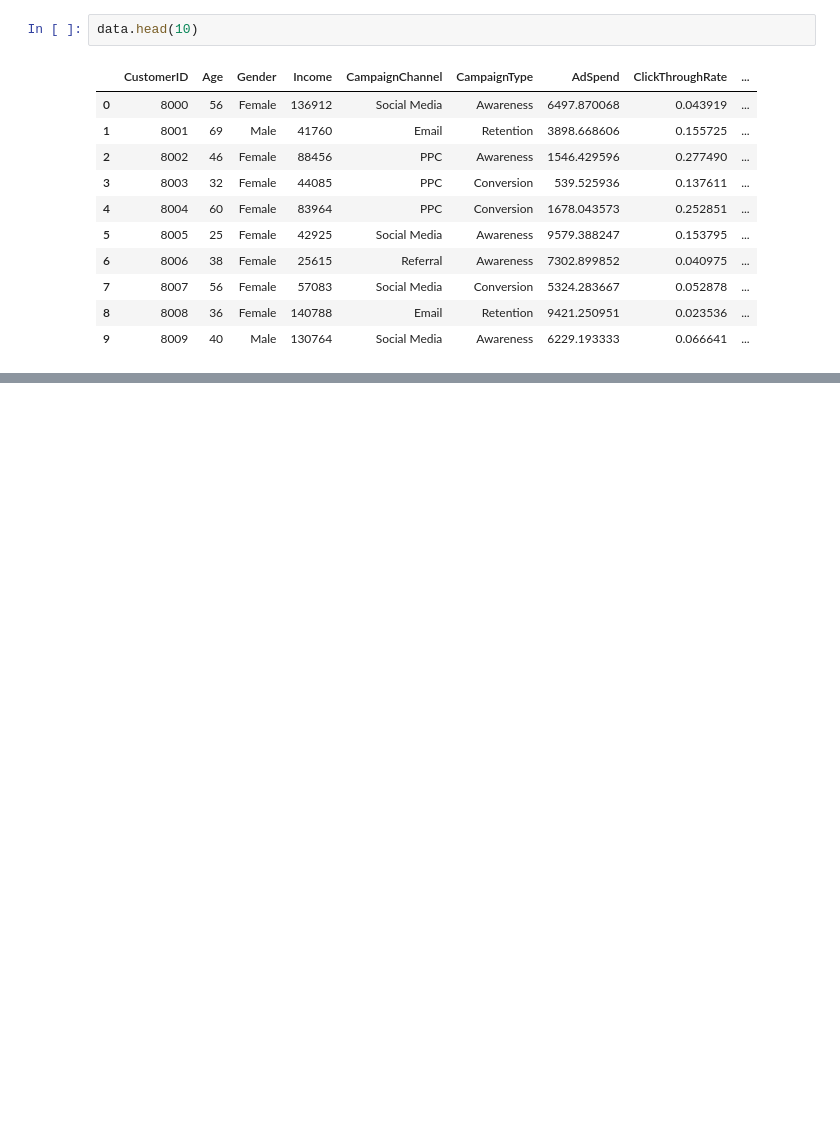
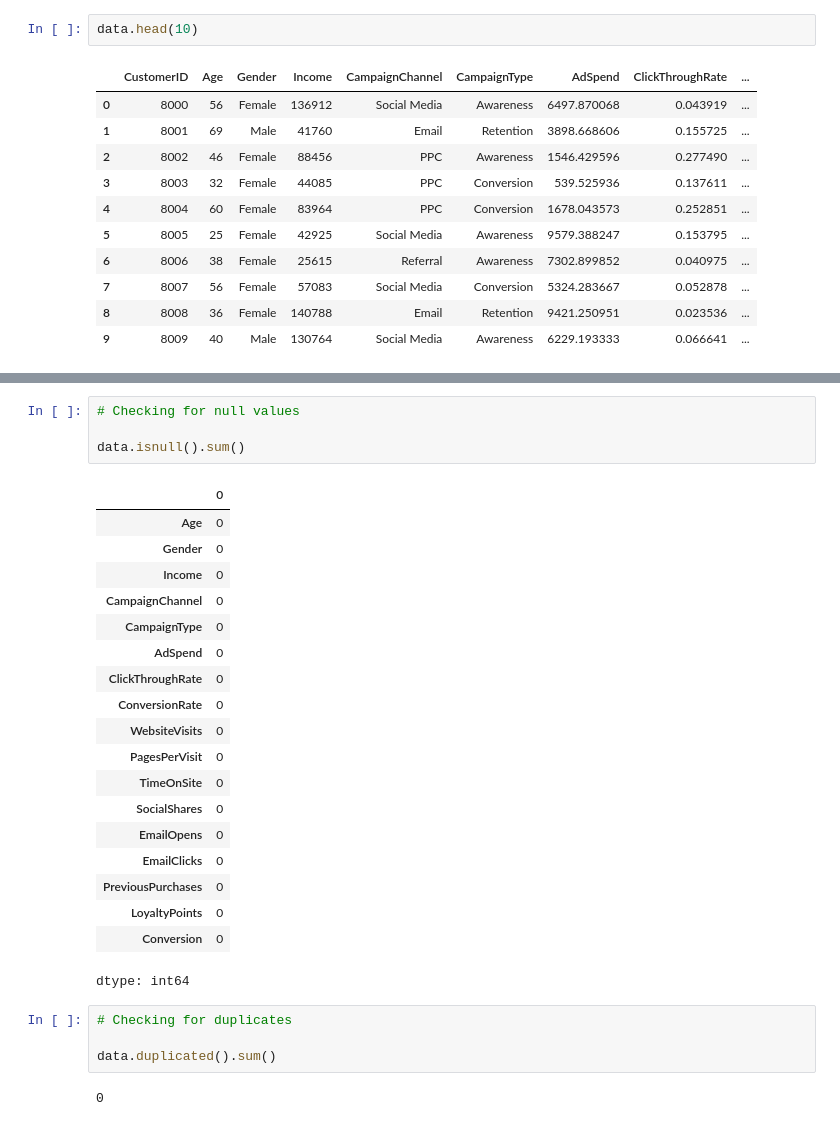
Before and after one commit to prw09/Analytics-Project, a Jupyter notebook: Customer_Behavior_Insights_through_EDA_in_Digital_Marketing.ipynb, the cells around one changed output, grey strips where cells are left out. Cells and saved outputs as stored; diff of their text form; blank space fills up the shorter version.

```diff
--- a/Customer_Behavior_Insights_through_EDA_in_Digital_Marketing.ipynb
+++ b/Customer_Behavior_Insights_through_EDA_in_Digital_Marketing.ipynb
@@ -23,0 +73,30 @@ data.head(10)
+# %%
+# Checking for null values
+
+data.isnull().sum()
+# %% [output]
+|  | 0 |
+| Age | 0 |
+| Gender | 0 |
+| Income | 0 |
+| CampaignChannel | 0 |
+| CampaignType | 0 |
+| AdSpend | 0 |
+| ClickThroughRate | 0 |
+| ConversionRate | 0 |
+| WebsiteVisits | 0 |
+| PagesPerVisit | 0 |
+| TimeOnSite | 0 |
+| SocialShares | 0 |
+| EmailOpens | 0 |
+| EmailClicks | 0 |
+| PreviousPurchases | 0 |
+| LoyaltyPoints | 0 |
+| Conversion | 0 |
+dtype: int64
+# %%
+# Checking for duplicates
+
+data.duplicated().sum()
+# %% [output]
+0
```
Also changed, not shown: parts of 11 cells of this notebook.
